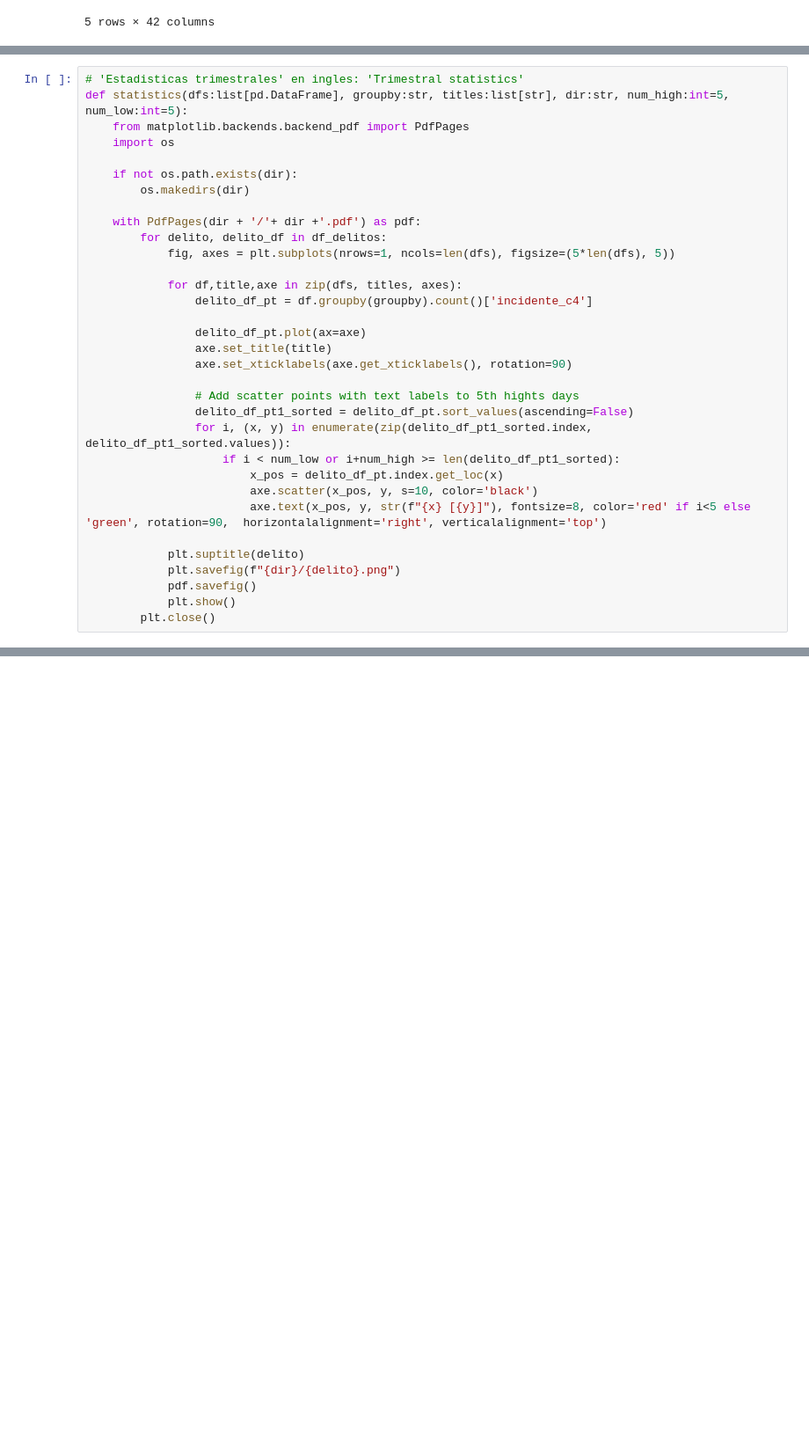
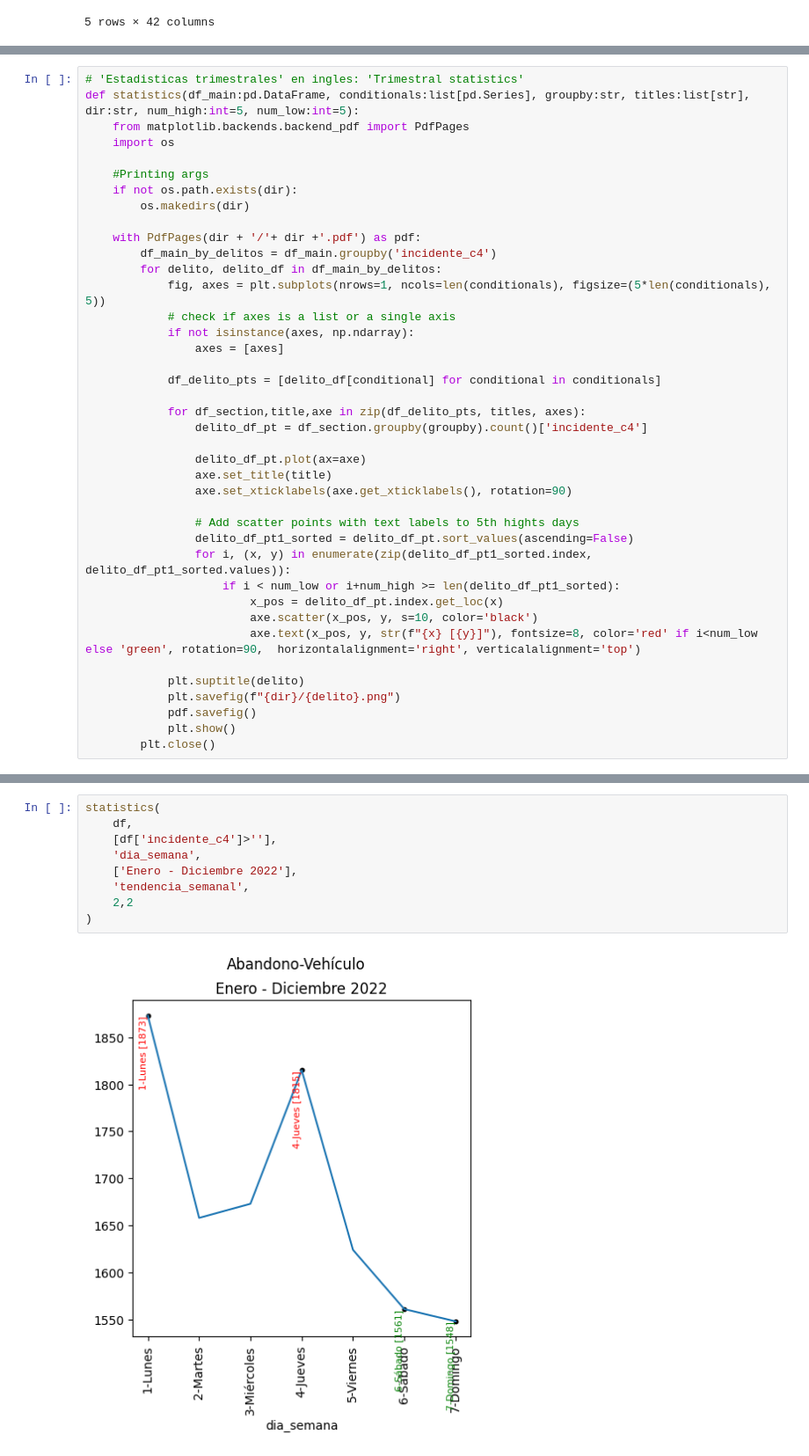
Before and after one commit to M1ndBlast/c5, a Jupyter notebook: tendencias.ipynb, the cells around one changed output, grey strips where cells are left out. Shown: that part at 88% size. Drawn from its saved outputs; the diff is of its cells as text; blank space fills up the shorter version.

Commit message:
FUNCION DE TENDENCIA

```diff
--- a/tendencias.ipynb
+++ b/tendencias.ipynb
@@ -135,18 +93,25 @@ for delito, delito_df in df_delitos:
 # %%
 # 'Estadisticas trimestrales' en ingles: 'Trimestral statistics'
-def statistics(dfs:list[pd.DataFrame], groupby:str, titles:list[str], dir:str, num_high:int=5, num_low:int=5):
+def statistics(df_main:pd.DataFrame, conditionals:list[pd.Series], groupby:str, titles:list[str], dir:str, num_high:int=5, num_low:int=5):
 	from matplotlib.backends.backend_pdf import PdfPages
 	import os
 
+	#Printing args
 	if not os.path.exists(dir):
 		os.makedirs(dir)
 
 	with PdfPages(dir + '/'+ dir +'.pdf') as pdf:
-		for delito, delito_df in df_delitos:
-			fig, axes = plt.subplots(nrows=1, ncols=len(dfs), figsize=(5*len(dfs), 5))
+		df_main_by_delitos = df_main.groupby('incidente_c4')
+		for delito, delito_df in df_main_by_delitos:
+			fig, axes = plt.subplots(nrows=1, ncols=len(conditionals), figsize=(5*len(conditionals), 5))
+			# check if axes is a list or a single axis
+			if not isinstance(axes, np.ndarray):
+				axes = [axes]
 
-			for df,title,axe in zip(dfs, titles, axes):
-				delito_df_pt = df.groupby(groupby).count()['incidente_c4']
+			df_delito_pts = [delito_df[conditional] for conditional in conditionals]
+
+			for df_section,title,axe in zip(df_delito_pts, titles, axes):
+				delito_df_pt = df_section.groupby(groupby).count()['incidente_c4']
 
 				delito_df_pt.plot(ax=axe)
 				axe.set_title(title)
@@ -158,7 +123,7 @@ def statistics(dfs:list[pd.DataFrame], groupby:str, titles:list[str], dir:str, n
 					if i < num_low or i+num_high >= len(delito_df_pt1_sorted):
 						x_pos = delito_df_pt.index.get_loc(x)
 						axe.scatter(x_pos, y, s=10, color='black')
-						axe.text(x_pos, y, str(f"{x} [{y}]"), fontsize=8, color='red' if i<5 else 'green', rotation=90,  horizontalalignment='right', verticalalignment='top')
+						axe.text(x_pos, y, str(f"{x} [{y}]"), fontsize=8, color='red' if i<num_low else 'green', rotation=90,  horizontalalignment='right', verticalalignment='top')
 
 			plt.suptitle(delito)
 			plt.savefig(f"{dir}/{delito}.png")
@@ -171,0 +133,11 @@ statistics(
+# %%
+statistics(
+	df,
+	[df['incidente_c4']>''],
+	'dia_semana',
+	['Enero - Diciembre 2022'],
+    'tendencia_semanal',
+    2,2
+)
+# %% [output]
+[figure, added]
```
Also changed, not shown: parts of 9 cells of this notebook.
